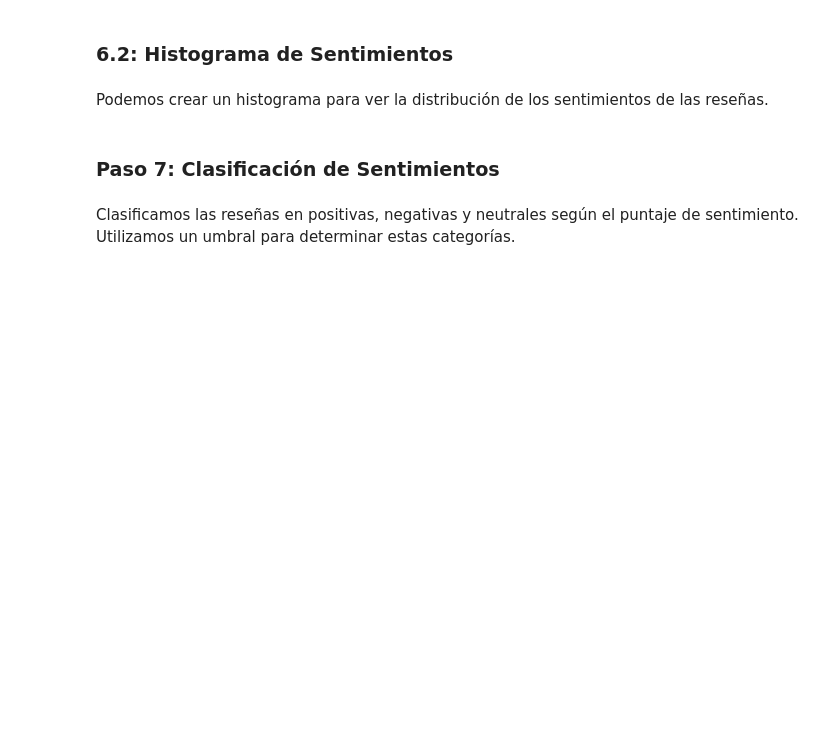
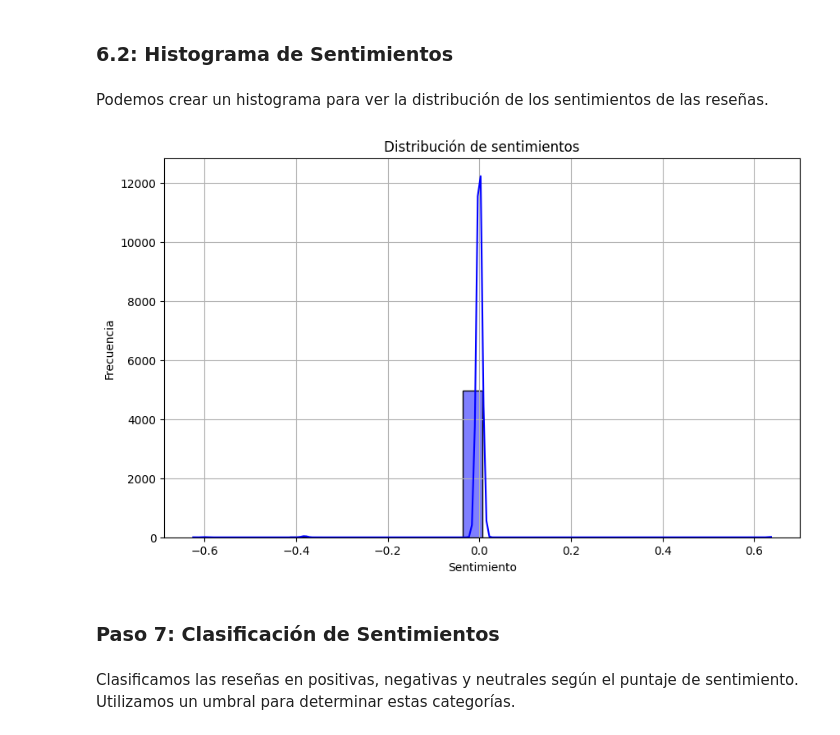
Before and after one commit to tucubanit0/practica-5.2, a Jupyter notebook: Actividad práctica 5.2 Análisis de Datos .ipynb, the cells around one changed output. Drawn from its saved outputs; the diff is of its cells as text; code cells hidden in the pictures; blank space fills up the shorter version.

```diff
--- a/Actividad práctica 5.2 Análisis de Datos .ipynb
+++ b/Actividad práctica 5.2 Análisis de Datos .ipynb
@@ -76,6 +203,17 @@ entre el sentimiento de las reseñas y la puntuación promedio de los álbumes.
 # %% [markdown]
 Podemos crear un histograma para ver la distribución de los sentimientos de
 las reseñas.
+# %%
+# Crear un histograma de la distribución de sentimientos
+plt.figure(figsize=(10, 6))
+sns.histplot(df['sentimiento'], bins=30, color='blue', kde=True)
+plt.title('Distribución de sentimientos')
+plt.xlabel('Sentimiento')
+plt.ylabel('Frecuencia')
+plt.grid(True)
+plt.show()
+# %% [output]
+[figure, added]
 # %% [markdown]
 ### Paso 7: Clasificación de Sentimientos
 # %% [markdown]
```
Also changed, not shown: parts of 9 cells of this notebook, 1 other file.
